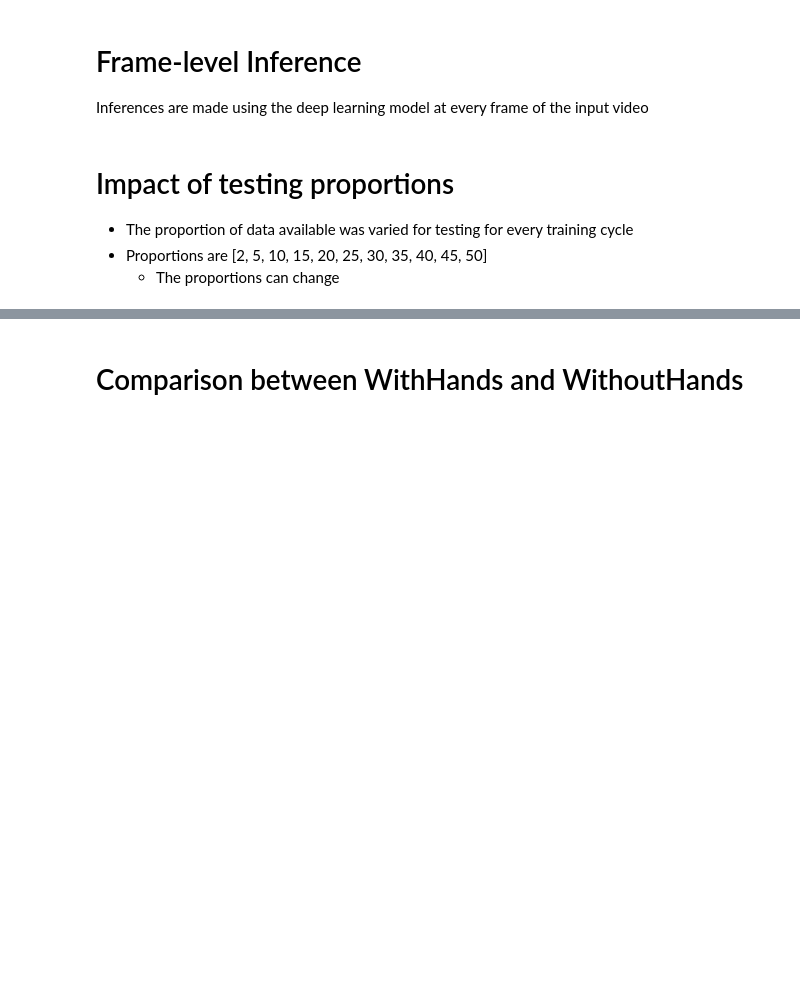
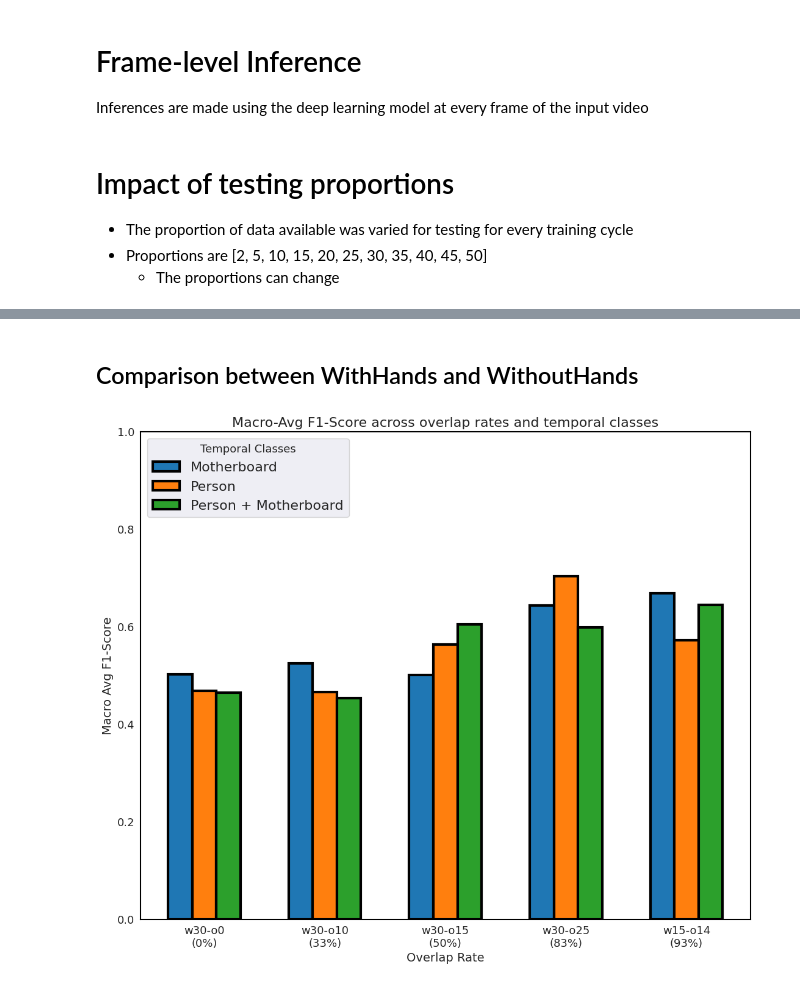
Before and after one commit to vigneshuw/AssemblyMonitoring-GraphLearning, a Jupyter notebook: evaluations/TrainingEval.ipynb, the cells around one changed output, grey strips where cells are left out. Cells and saved outputs as stored; diff of their text form; code cells hidden in the pictures; blank space fills up the shorter version.

Commit message:
Revision plot updates

```diff
--- a/evaluations/TrainingEval.ipynb
+++ b/evaluations/TrainingEval.ipynb
@@ -68,11 +87,13 @@ df_dict = {}
 for data_item in data_items:
 
     # Find all the csv files within
-    csv_files_path = glob.glob(data_item + os.sep + "**" + os.sep + "*" + test_type + ".csv", recursive=True)
+    csv_files_path = glob.glob(data_item + os.sep + "**" + os.sep + "test-proportion-*" + os.sep + "*" + test_type + ".csv", recursive=True)
     df_dict[data_item.split(os.sep)[-1]] = {}
     for csv_file in csv_files_path:
         # Get the proportion
-        proportion = int(csv_file.split(os.sep)[-2].split("-")[-1])
+        proportion = extract_test_proportion(csv_file)
+        if proportion is None:
+            continue
         df_dict[data_item.split(os.sep)[-1]][proportion] = pd.read_csv(csv_file, header="infer", index_col=0)
 # %%
 # Plotting the results
@@ -156,11 +604,13 @@ for data_dir in data_dirs:
     for data_item in data_items:
 
         # Find all the csv files within
-        csv_files_path = glob.glob(data_item + os.sep + "**" + os.sep + "*" + test_type + ".csv", recursive=True)
+        csv_files_path = glob.glob(data_item + os.sep + "**" + os.sep + "test-proportion-*" + os.sep + "*" + test_type + ".csv", recursive=True)
         df_dict[data_item.split(os.sep)[-1]] = {}
         for csv_file in csv_files_path:
             # Get the proportion
-            proportion = int(csv_file.split(os.sep)[-2].split("-")[-1])
+            proportion = extract_test_proportion(csv_file)
+            if proportion is None:
+                continue
             df_dict[data_item.split(os.sep)[-1]][proportion] = pd.read_csv(csv_file, header="infer", index_col=0)
 
     # Add by classes
@@ -257,11 +707,13 @@ for data_dir in data_dirs:
     for data_item in data_items:
 
         # Find all the csv files within
-        csv_files_path = glob.glob(data_item + os.sep + "**" + os.sep + "*" + test_type + ".csv", recursive=True)
+        csv_files_path = glob.glob(data_item + os.sep + "**" + os.sep + "test-proportion-*" + os.sep + "*" + test_type + ".csv", recursive=True)
         df_dict[data_item.split(os.sep)[-1]] = {}
         for csv_file in csv_files_path:
             # Get the proportion
-            proportion = int(csv_file.split(os.sep)[-2].split("-")[-1])
+            proportion = extract_test_proportion(csv_file)
+            if proportion is None:
+                continue
             df_dict[data_item.split(os.sep)[-1]][proportion] = pd.read_csv(csv_file, header="infer", index_col=0)
 
     # Add by classes
@@ -292,5 +744,5 @@ plt.xticks(indices + 0.2*(len(selected_values)-1)/2, proportions)
 plt.legend()
 plt.show()
 # %% [markdown]
-# Comparison between WithHands and WithoutHands
+## Comparison between WithHands and WithoutHands
 # %%
@@ -304,8 +773,12 @@ all_files = glob.glob(os.path.join(results_dir, "**/*unseenTest.csv"), recursive
 results = {}
 for file in all_files:
     # Get the information
-    temporal_class = file.split(os.sep)[-4]
-    overlap_rate = file.split(os.sep)[-3]
+    if assembly_type == "AssemblyDemo":
+        temporal_class = file.split(os.sep)[-3]
+        overlap_rate = file.split(os.sep)[-2]
+    elif assembly_type == "L10":
+        temporal_class = file.split(os.sep)[-4]
+        overlap_rate = file.split(os.sep)[-3]
 
     if overlap_rate not in results.keys():
         results[overlap_rate] = {}
@@ -320,31 +793,42 @@ data = {outer_key: {inner_key: sum(inner_list) / len(inner_list) for inner_key,
 # %%
 outer_keys = list(data.keys())
 overlap_rates = {wo_config: round(int(wo_config.split("-")[1][1:]) / int(wo_config.split("-")[0][1:]), 2) for wo_config in outer_keys}
 outer_keys = sorted(outer_keys, key=lambda x: overlap_rates[x])
 
+# Remove overlap rates if required
+outer_keys.remove("w30-o29")
+
 categories = []
 for wo_config in outer_keys:
     overlap_rate = round(int(wo_config.split("-")[1][1:])/int(wo_config.split("-")[0][1:]), 2)
-    categories.append(wo_config + f"({overlap_rate})")
+    categories.append(wo_config + f"\n({round(overlap_rate * 100)}%)")
 
-inner_keys = list(data[outer_keys[0]].keys())
+inner_keys = class_id_order
 num_inner_keys = len(inner_keys)
 bar_width = 0.2
 index = range(len(outer_keys))
 
-fig = plt.figure(figsize=(10, 8))
+fig = plt.figure(figsize=(10, 8), facecolor="white")
 axs = fig.add_subplot([0, 0, 1, 1])
+axs.set_facecolor("white")
 
-ordered_key_items = ["w30-o15", "w30-o25", "w15-o14", "w30-o29"]
 for i in range(num_inner_keys):
     values = [data[key][inner_keys[i]] for key in outer_keys]
-    axs.bar([x + i * bar_width for x in index], values, bar_width, label=inner_keys[i], color=plt.cm.tab10(i), edgecolor='black', linewidth=3,)
+    axs.bar([x + i * bar_width for x in index], values, bar_width, label=class_id_to_names[inner_keys[i]], color=plt.cm.tab10(i), edgecolor='black', linewidth=3,)
 
 axs.set_xlabel('Overlap Rate', fontsize=14)
 axs.set_ylabel('Macro Avg F1-Score', fontsize=14)
 axs.set_title('Macro-Avg F1-Score across overlap rates and temporal classes', fontsize=16)
 axs.set_ylim([0, 1.0])
 plt.xticks([x + (num_inner_keys - 1) * bar_width / 2 for x in index], categories)
 axs.legend()
+axs.legend(title="Temporal Classes", loc='upper left', fontsize=16)
+
+# Add a bounding box around the plot
+for spine in axs.spines.values():
+    spine.set_edgecolor('black')  # Set the color of the bounding box
+    spine.set_linewidth(1.5)  # Set the width of the bounding box
 
 plt.show()
+# %% [output]
+[figure, added]
```
Also changed, not shown: parts of 19 cells of this notebook, 5 other files.
